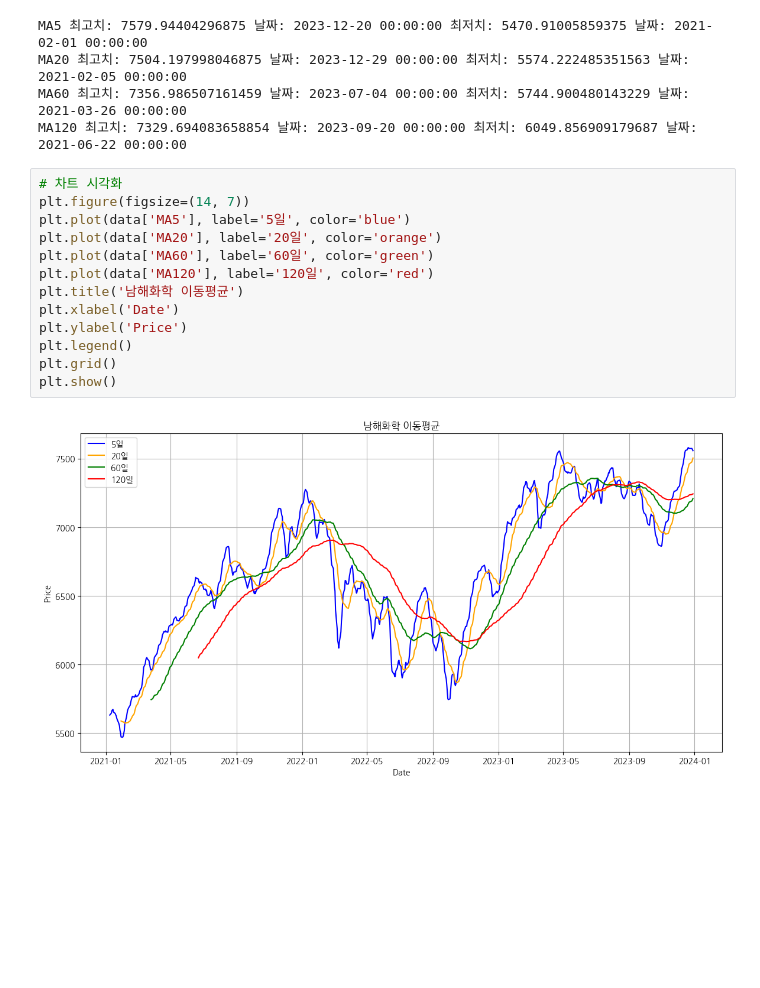
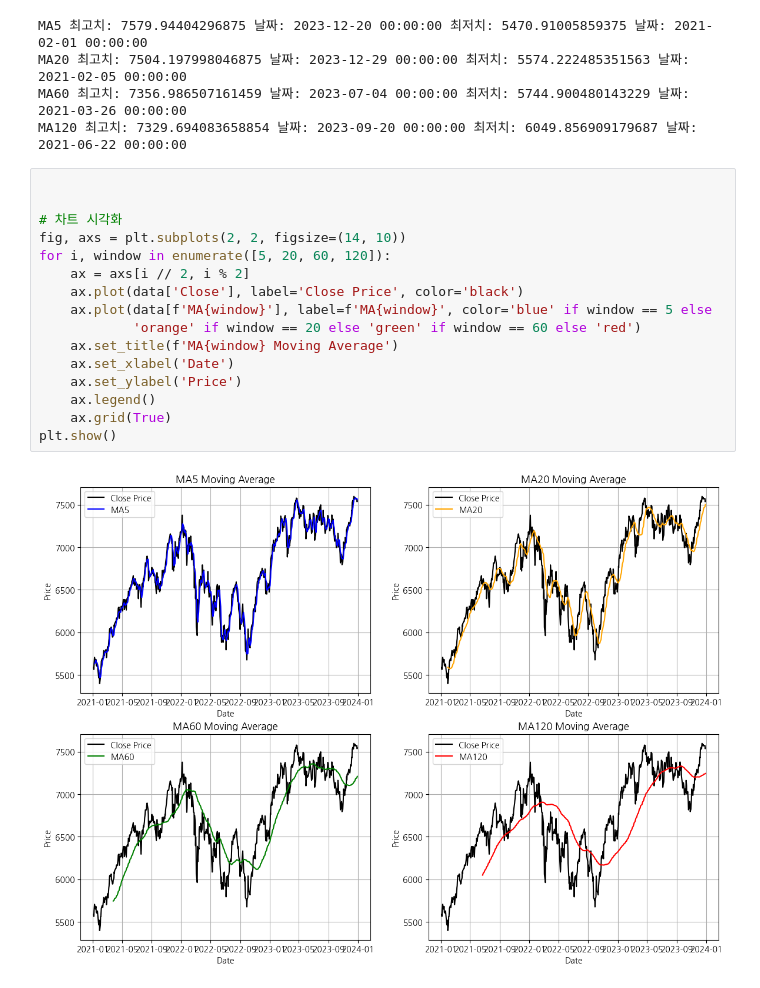
Before and after one commit to jwyzfe/study_pandas, a Jupyter notebook: quests/movingaverages_rollings.ipynb, the cells around one changed output. Cells and saved outputs as stored; diff of their text form; blank space fills up the shorter version.

```diff
--- a/quests/movingaverages_rollings.ipynb
+++ b/quests/movingaverages_rollings.ipynb
@@ -40,18 +40,21 @@ MA5 최고치: 7579.94404296875 날짜: 2023-12-20 00:00:00 최저치: 5470.9100
 MA20 최고치: 7504.197998046875 날짜: 2023-12-29 00:00:00 최저치: 5574.222485351563 날짜: 2021-02-05 00:00:00
 MA60 최고치: 7356.986507161459 날짜: 2023-07-04 00:00:00 최저치: 5744.900480143229 날짜: 2021-03-26 00:00:00
 MA120 최고치: 7329.694083658854 날짜: 2023-09-20 00:00:00 최저치: 6049.856909179687 날짜: 2021-06-22 00:00:00
-# %%
-# 차트 시각화
-plt.figure(figsize=(14, 7))
-plt.plot(data['MA5'], label='5일', color='blue')
-plt.plot(data['MA20'], label='20일', color='orange')
-plt.plot(data['MA60'], label='60일', color='green')
-plt.plot(data['MA120'], label='120일', color='red')
-plt.title('남해화학 이동평균')
-plt.xlabel('Date')
-plt.ylabel('Price')
-plt.legend()
-plt.grid()
-plt.show()
-# %% [output]
-[figure, removed]
+# %%
+
+
+# 차트 시각화
+fig, axs = plt.subplots(2, 2, figsize=(14, 10))
+for i, window in enumerate([5, 20, 60, 120]):
+    ax = axs[i // 2, i % 2]
+    ax.plot(data['Close'], label='Close Price', color='black')
+    ax.plot(data[f'MA{window}'], label=f'MA{window}', color='blue' if window == 5 else
+            'orange' if window == 20 else 'green' if window == 60 else 'red')
+    ax.set_title(f'MA{window} Moving Average')
+    ax.set_xlabel('Date')
+    ax.set_ylabel('Price')
+    ax.legend()
+    ax.grid(True)
+plt.show()
+# %% [output]
+[figure, added]
```
